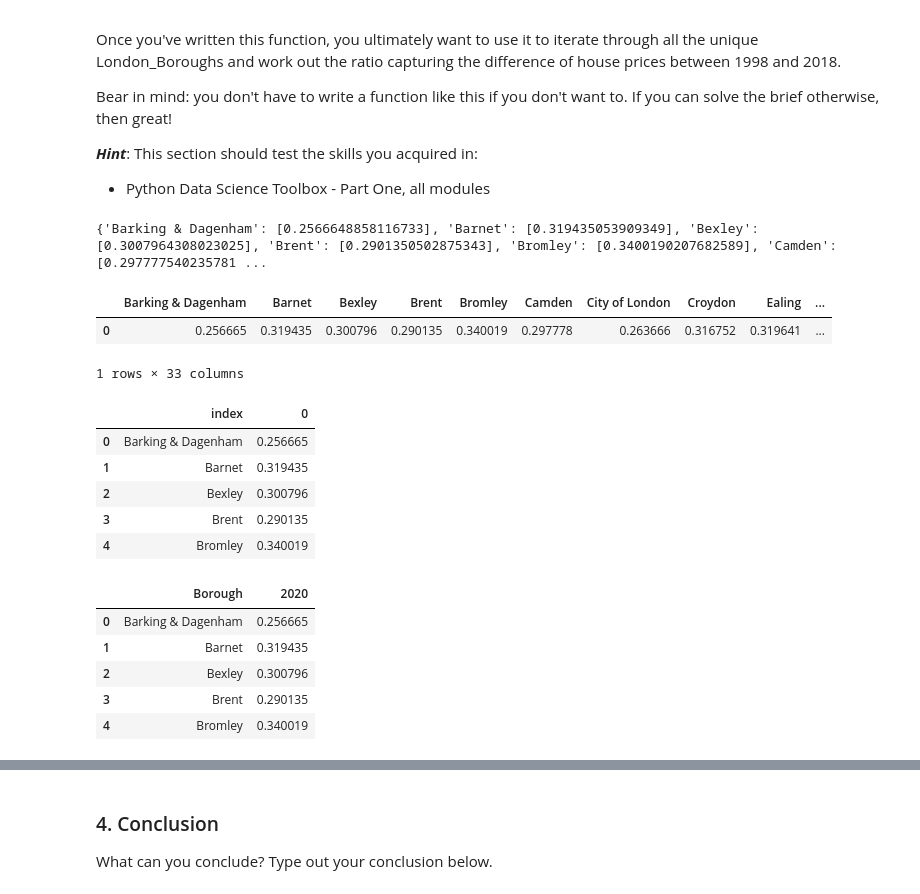
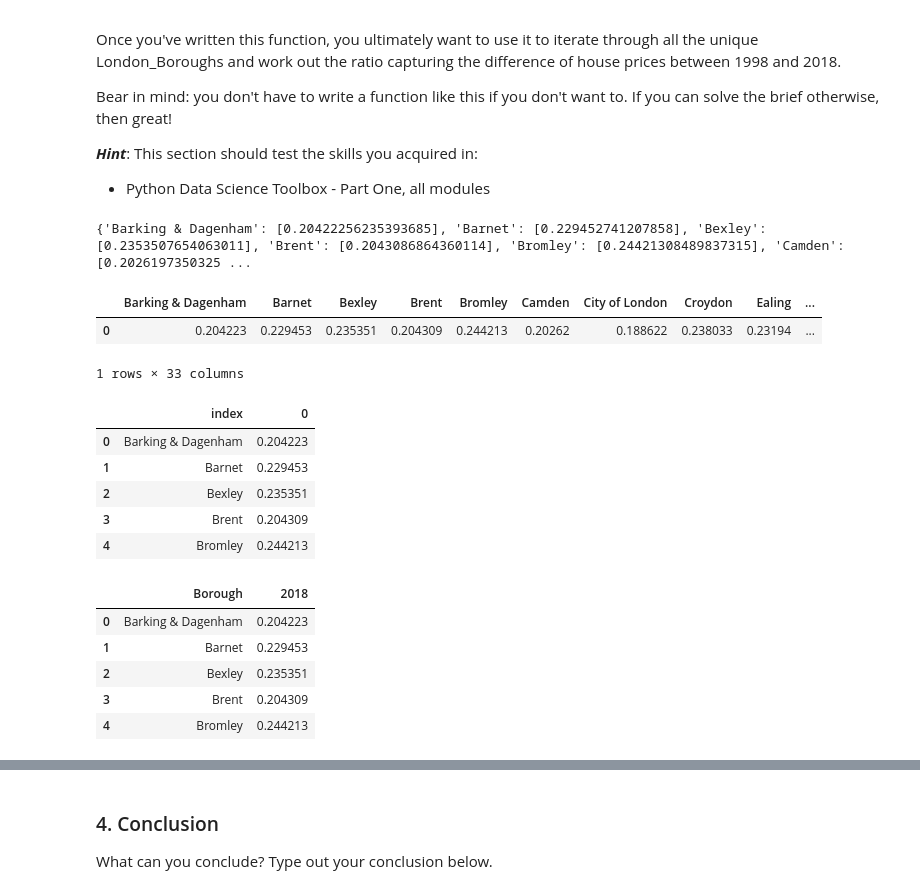
Before and after one commit to arleneriv/Springboard-Projects, a Jupyter notebook: LondonHousing/LondonHousing_DataCleaningManipulationVisualization.ipynb, the cells around one changed output, grey strips where cells are left out. Drawn from its saved outputs; the diff is of its cells as text; code cells hidden in the pictures.

```diff
--- a/LondonHousing/LondonHousing_DataCleaningManipulationVisualization.ipynb
+++ b/LondonHousing/LondonHousing_DataCleaningManipulationVisualization.ipynb
@@ -534,9 +534,9 @@ Bear in mind: you don't have to write a function like this if you don't want to.
 - Python Data Science Toolbox - Part One, all modules
 # %%
 def create_price_ratio(d):
-    y2000 = float(d['Average_price'][d['Year']==2000])
-    y2020= float(d['Average_price'][d['Year']==2020])
-    ratio = [y2000/y2020]
+    y1998 = float(d['Average_price'][d['Year']==1998])
+    y2018= float(d['Average_price'][d['Year']==2018])
+    ratio = [y1998/y2018]
     return ratio
 # %%
 final = {}
@@ -549,14 +549,14 @@ for b in dfg['London_Borough'].unique():
 # We use the function and incorporate that into a new key of the dictionary
 print(final)
 # %% [output]
-{'Barking & Dagenham': [0.2566648858116733], 'Barnet': [0.319435053909349], 'Bexley': [0.3007964308023025], 'Brent': [0.2901350502875343], 'Bromley': [0.3400190207682589], 'Camden': [0.297777540235781 ...
+{'Barking & Dagenham': [0.20422256235393685], 'Barnet': [0.229452741207858], 'Bexley': [0.2353507654063011], 'Brent': [0.2043086864360114], 'Bromley': [0.24421308489837315], 'Camden': [0.2026197350325 ...
 # %%
 df_ratios=pd.DataFrame(final)
 # %%
 df_ratios.head()
 # %% [output]
 |  | Barking & Dagenham | Barnet | Bexley | Brent | Bromley | Camden | City of London | Croydon | Ealing | ... |
-| 0 | 0.256665 | 0.319435 | 0.300796 | 0.290135 | 0.340019 | 0.297778 | 0.263666 | 0.316752 | 0.319641 | ... |
+| 0 | 0.204223 | 0.229453 | 0.235351 | 0.204309 | 0.244213 | 0.20262 | 0.188622 | 0.238033 | 0.23194 | ... |
 1 rows × 33 columns
 # %%
 df_ratios_T = df_ratios.T
@@ -564,19 +564,19 @@ df_ratios = df_ratios_T.reset_index()
 df_ratios.head()
 # %% [output]
 |  | index | 0 |
-| 0 | Barking & Dagenham | 0.256665 |
-| 1 | Barnet | 0.319435 |
-| 2 | Bexley | 0.300796 |
-| 3 | Brent | 0.290135 |
-| 4 | Bromley | 0.340019 |
+| 0 | Barking & Dagenham | 0.204223 |
+| 1 | Barnet | 0.229453 |
+| 2 | Bexley | 0.235351 |
+| 3 | Brent | 0.204309 |
+| 4 | Bromley | 0.244213 |
 # %%
-df_ratios.rename(columns={'index':'Borough', 0:'2020'}, inplace=True)
+df_ratios.rename(columns={'index':'Borough', 0:'2018'}, inplace=True)
 df_ratios.head()
 # %% [output]
-|  | Borough | 2020 |
-| 0 | Barking & Dagenham | 0.256665 |
-| 1 | Barnet | 0.319435 |
-| 2 | Bexley | 0.300796 |
-| 3 | Brent | 0.290135 |
-| 4 | Bromley | 0.340019 |
+|  | Borough | 2018 |
+| 0 | Barking & Dagenham | 0.204223 |
+| 1 | Barnet | 0.229453 |
+| 2 | Bexley | 0.235351 |
+| 3 | Brent | 0.204309 |
+| 4 | Bromley | 0.244213 |
 # %%
```
Also changed, not shown: parts of 20 cells of this notebook.
